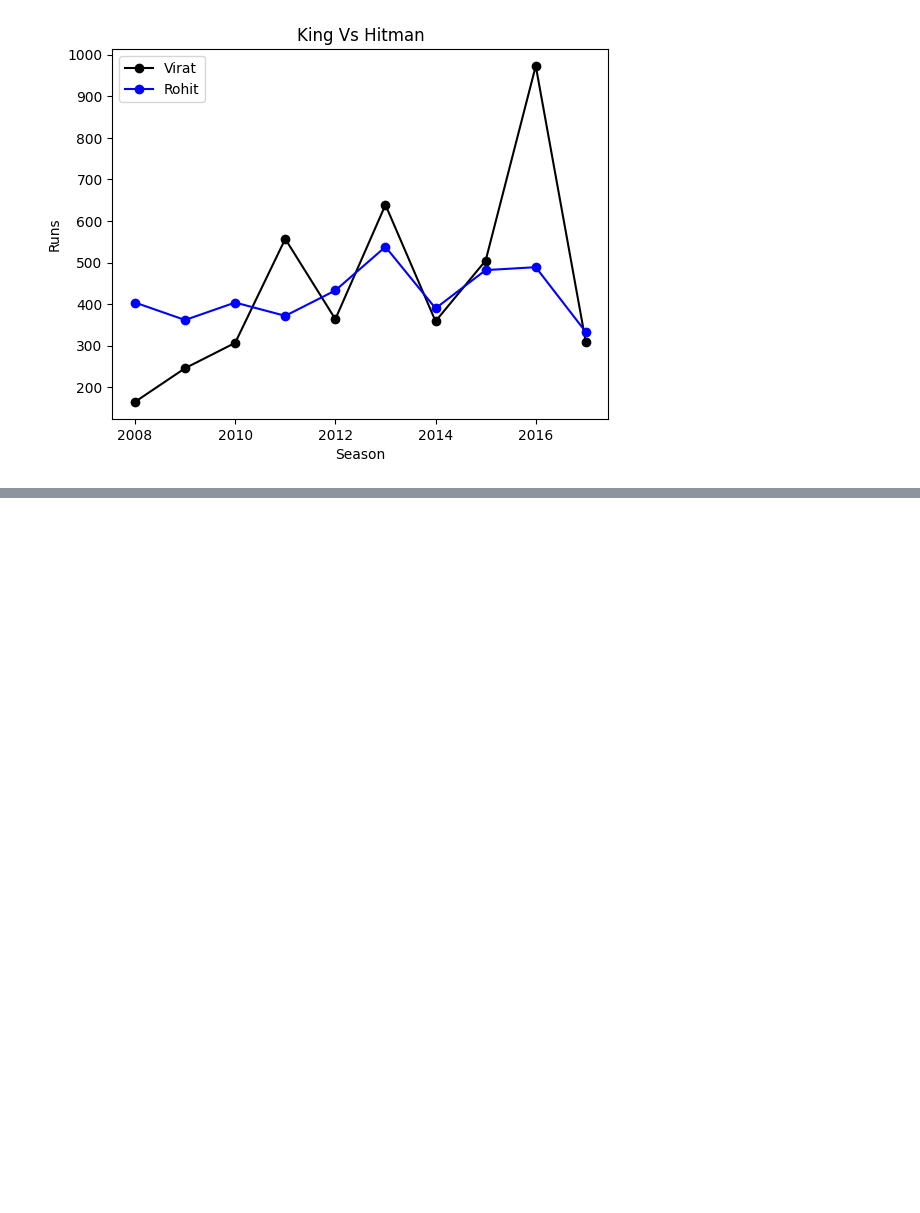
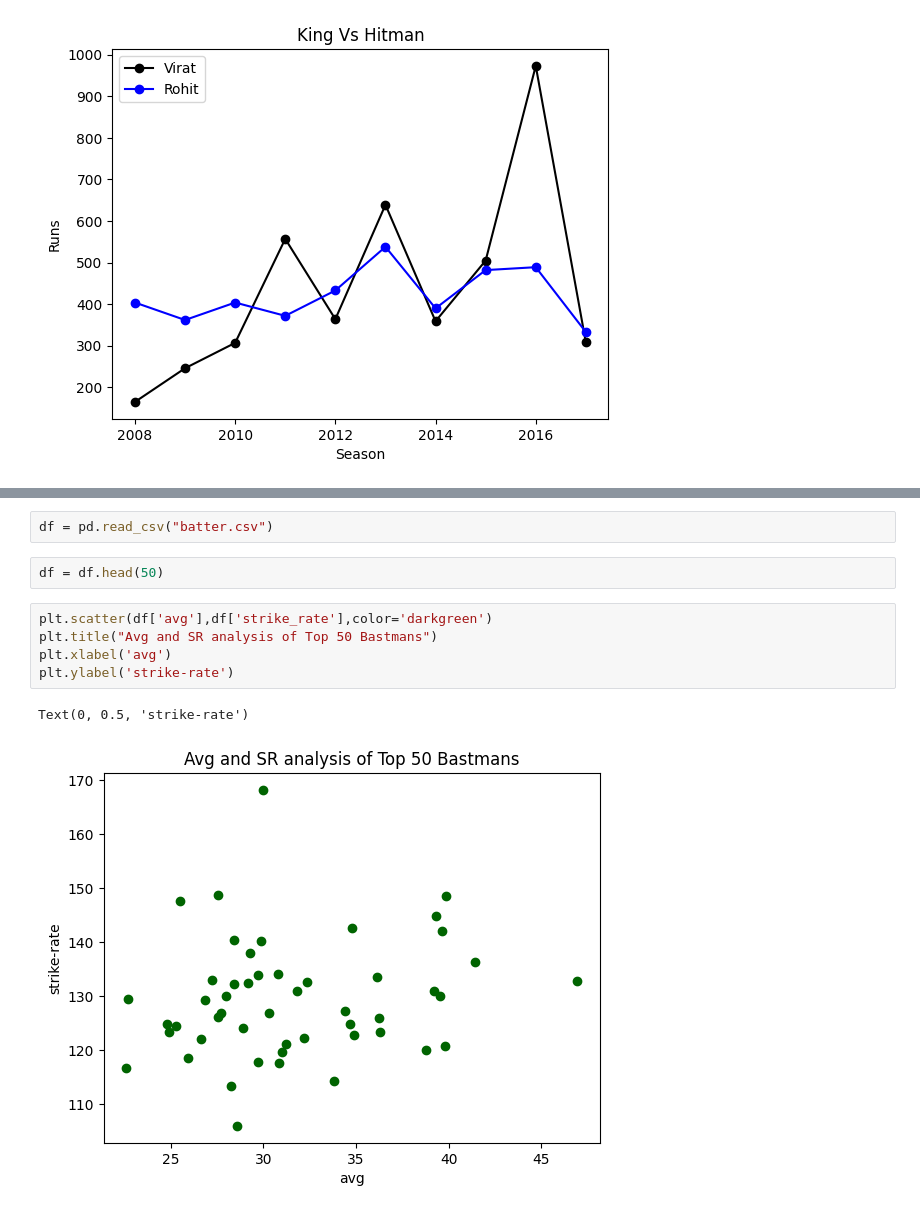
Before and after one commit to Bhavik2209/pandas_basics_-IPL-analysis-, a Jupyter notebook: matplotlib/matplot.ipynb, the cells around one changed output, grey strips where cells are left out. Saved outputs shown, nothing was run; the diff lists cells and outputs as text; blank space fills up the shorter version.

```diff
--- a/matplotlib/matplot.ipynb
+++ b/matplotlib/matplot.ipynb
@@ -59,0 +96,12 @@ plt.plot(year,price)
+# %%
+df = pd.read_csv("batter.csv")
+# %%
+df = df.head(50)
+# %%
+plt.scatter(df['avg'],df['strike_rate'],color='darkgreen')
+plt.title("Avg and SR analysis of Top 50 Bastmans")
+plt.xlabel('avg')
+plt.ylabel('strike-rate')
+# %% [output]
+Text(0, 0.5, 'strike-rate')
+[figure, added]
```
Also changed, not shown: parts of 12 cells of this notebook, 2 other files.
